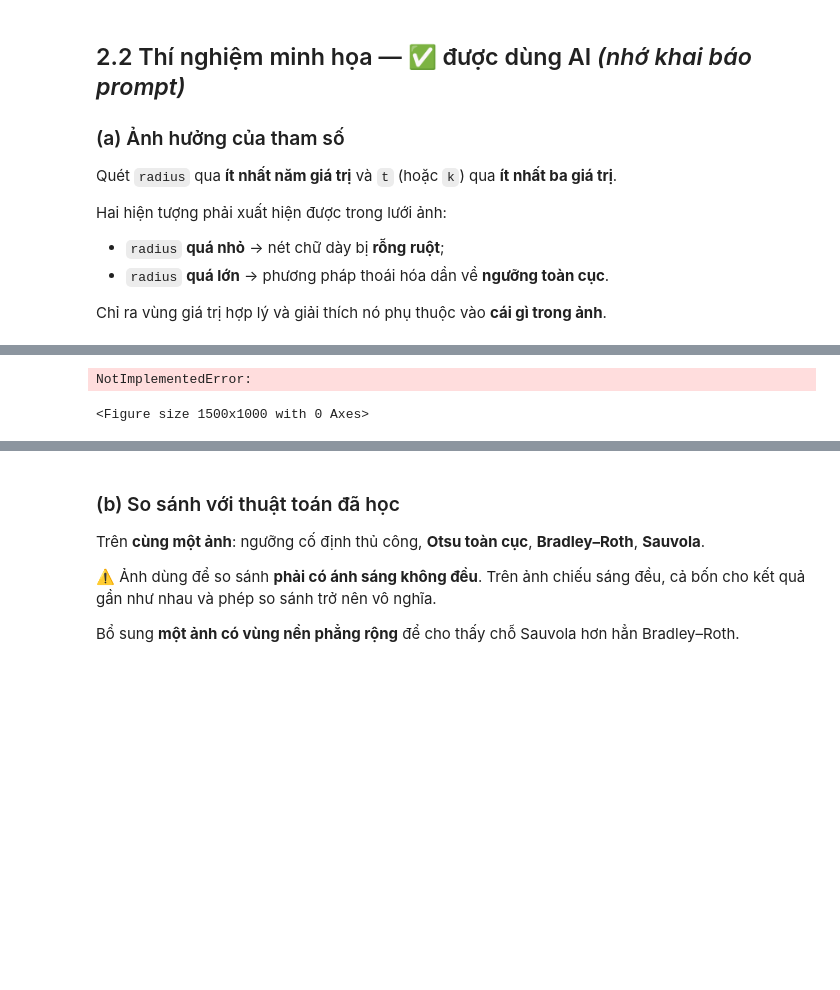
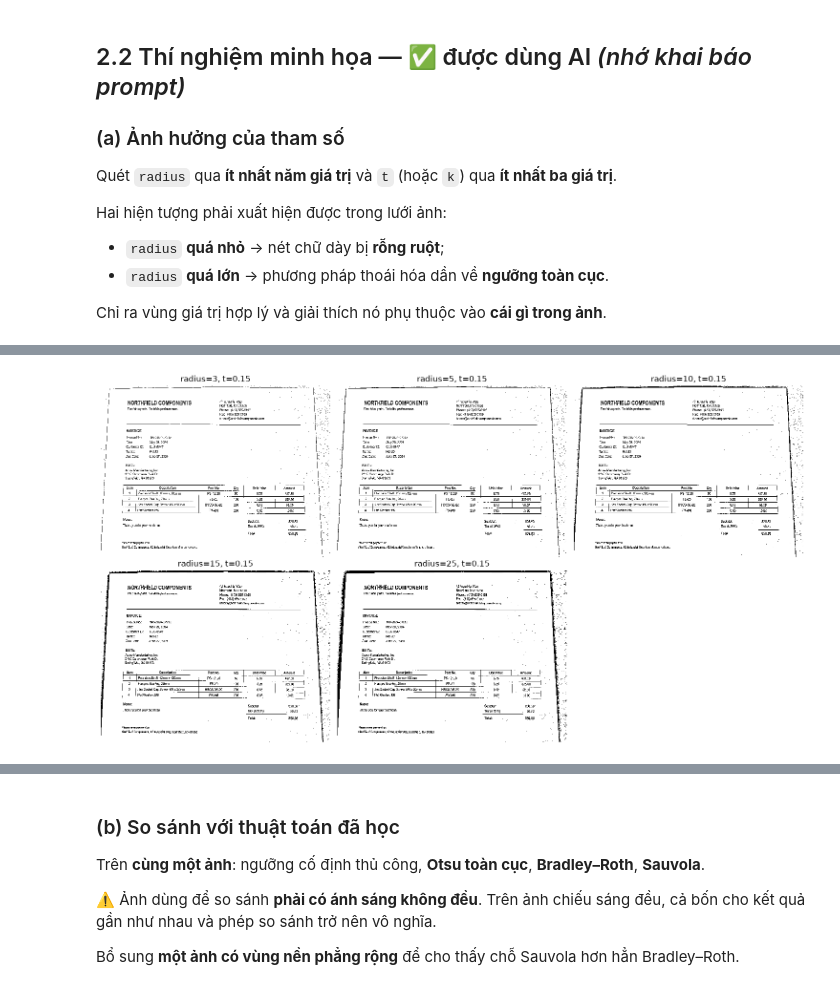
Before and after one commit to lequangmy5522/XuLyAnhVaThiGiacMayTinh, a Jupyter notebook: baitap.ipynb, the cells around one changed output, grey strips where cells are left out. Cells and saved outputs as stored; diff of their text form; code cells hidden in the pictures; blank space fills up the shorter version.

```diff
--- a/baitap.ipynb
+++ b/baitap.ipynb
@@ -219,7 +584,13 @@ def integral_image(img):
     img   : (H, W)
     Trả về: (H+1, W+1) dtype int64, hàng 0 và cột 0 bằng 0.
     """
-    raise NotImplementedError
+    H, W = img.shape
+    S = np.zeros((H + 1, W + 1), dtype=np.int64)
+
+    # Tính tích phân theo hàng rồi theo cột
+    S[1:, 1:] = np.cumsum(np.cumsum(img.astype(np.int64), axis=0), axis=1)
+
+    return S
 # %%
 def box_sum(S, y1, x1, y2, x2):
     """Tổng vùng [y1..y2, x1..x2] (bao gồm cả biên) từ ảnh tích phân đã đệm viền.
@@ -424,52 +781,26 @@ img_gray = img_test
 # %%
 # TODO (a): quét radius
-t_fixed = 0.1
 
+radii = [3, 5, 10, 15, 25]
+t_fixed = 0.15
 
-radii = [
-    1,
-    3,
-    5,
-    10,
-    20,
-    40
-]
+plt.figure(figsize=(15, 8))
 
-
-plt.figure(figsize=(15,10))
-
-
-for i,r in enumerate(radii):
+for i, r in enumerate(radii):
 
     result = adaptive_threshold(
-        img_gray,
+        IMAGES["uneven_light"],
         radius=r,
         t=t_fixed
     )
 
-
-    plt.subplot(
-        2,
-        3,
-        i+1
-    )
-
-    plt.imshow(
-        result,
-        cmap="gray"
-    )
-
-    plt.title(
-        f"radius={r}"
-    )
-
+    plt.subplot(2, 3, i + 1)
+    plt.imshow(result, cmap="gray")
+    plt.title(f"radius={r}, t={t_fixed}")
     plt.axis("off")
 
-
 plt.tight_layout()
-
 plt.show()
 # %% [output]
-NotImplementedError:
-<Figure size 1500x1000 with 0 Axes>
+[figure, added]
 # %%
```
Also changed, not shown: parts of 34 cells of this notebook.
